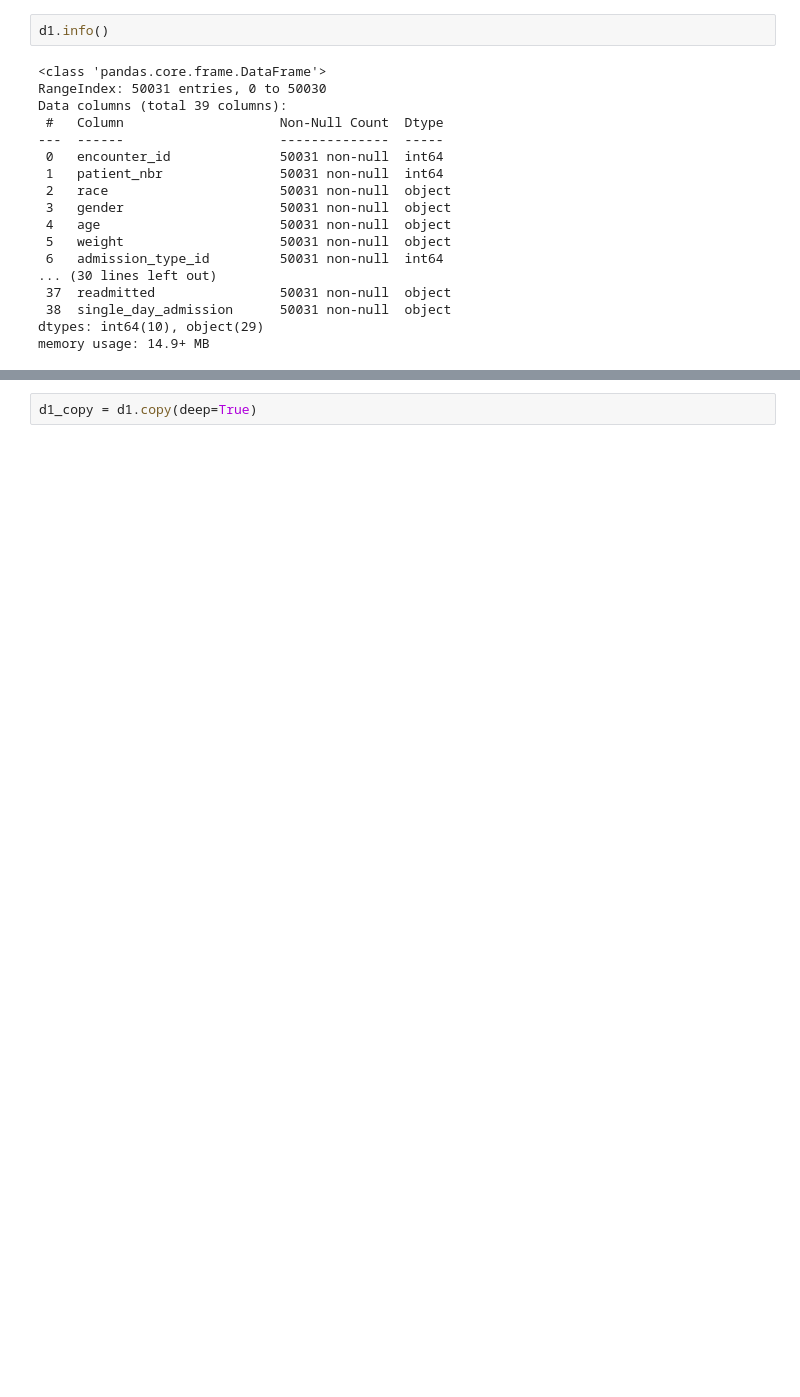
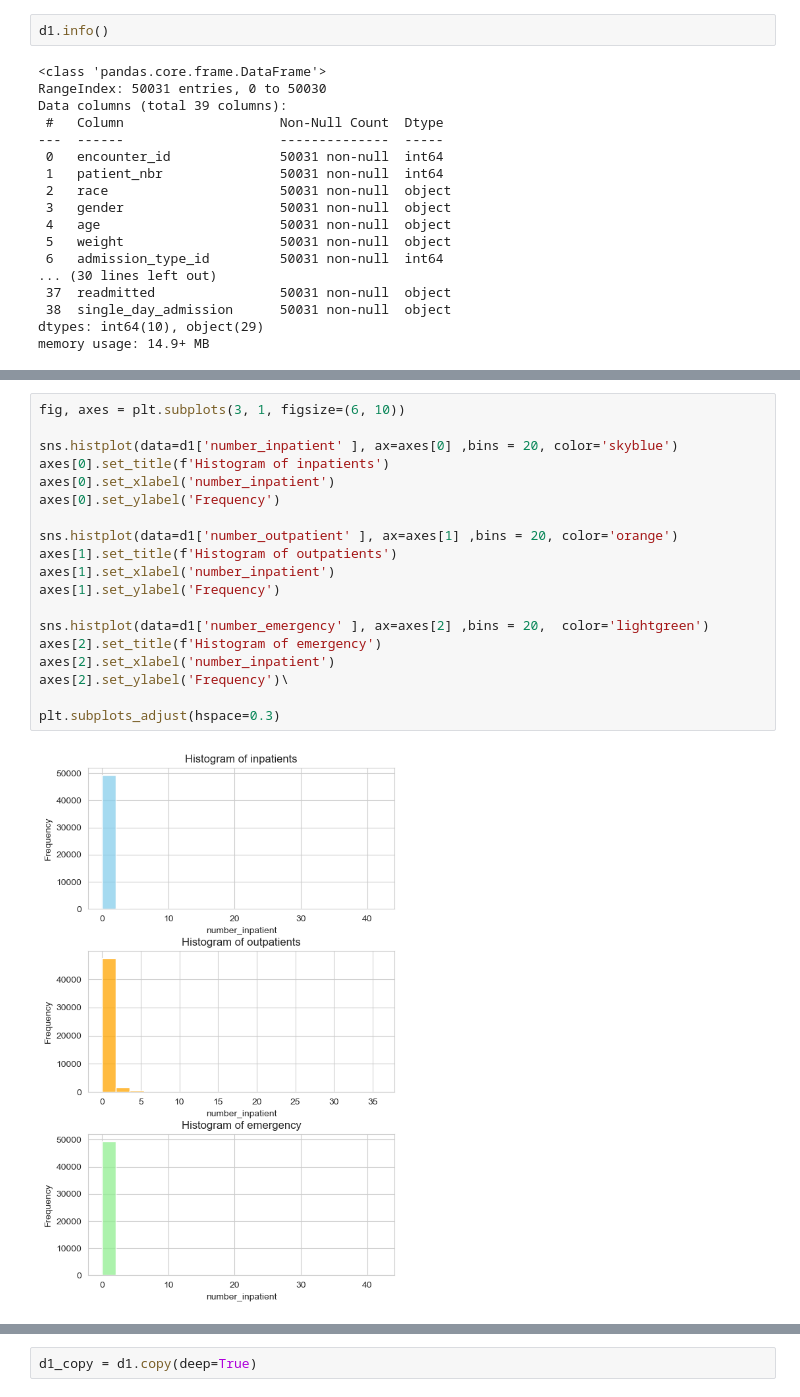
Before and after one commit to johnmarquess/IFN509, a Jupyter notebook: Assignment1_submission/assigment1_analysis.ipynb, the cells around one changed output, grey strips where cells are left out. Cells and saved outputs as stored; diff of their text form; blank space fills up the shorter version.

```diff
--- a/Assignment1_submission/assigment1_analysis.ipynb
+++ b/Assignment1_submission/assigment1_analysis.ipynb
@@ -34,0 +160,21 @@ Name: count, dtype: int64
+# %%
+fig, axes = plt.subplots(3, 1, figsize=(6, 10))
+
+sns.histplot(data=d1['number_inpatient' ], ax=axes[0] ,bins = 20, color='skyblue')
+axes[0].set_title(f'Histogram of inpatients')
+axes[0].set_xlabel('number_inpatient')
+axes[0].set_ylabel('Frequency')
+
+sns.histplot(data=d1['number_outpatient' ], ax=axes[1] ,bins = 20, color='orange')
+axes[1].set_title(f'Histogram of outpatients')
+axes[1].set_xlabel('number_inpatient')
+axes[1].set_ylabel('Frequency')
+
+sns.histplot(data=d1['number_emergency' ], ax=axes[2] ,bins = 20,  color='lightgreen')
+axes[2].set_title(f'Histogram of emergency')
+axes[2].set_xlabel('number_inpatient')
+axes[2].set_ylabel('Frequency')\
+
+plt.subplots_adjust(hspace=0.3)
+# %% [output]
+[figure, added]
```
Also changed, not shown: parts of 42 cells of this notebook, 1 other file.
